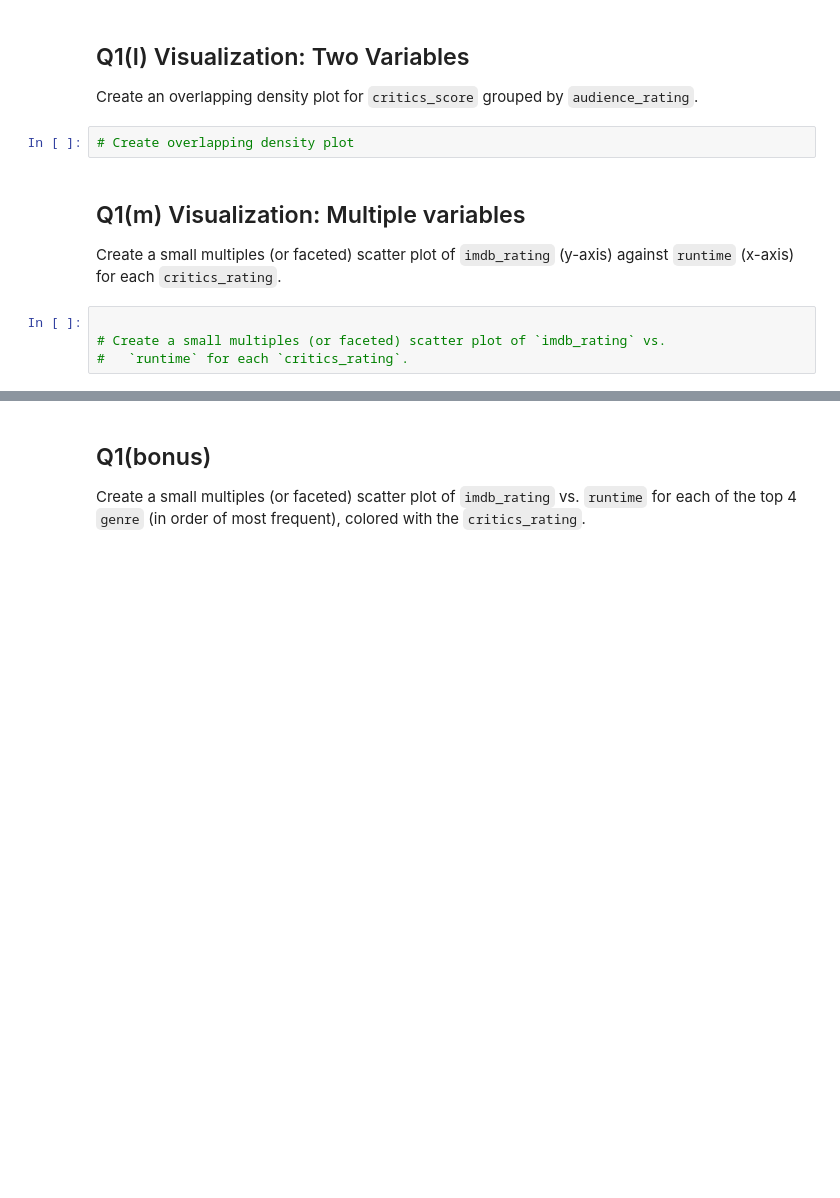
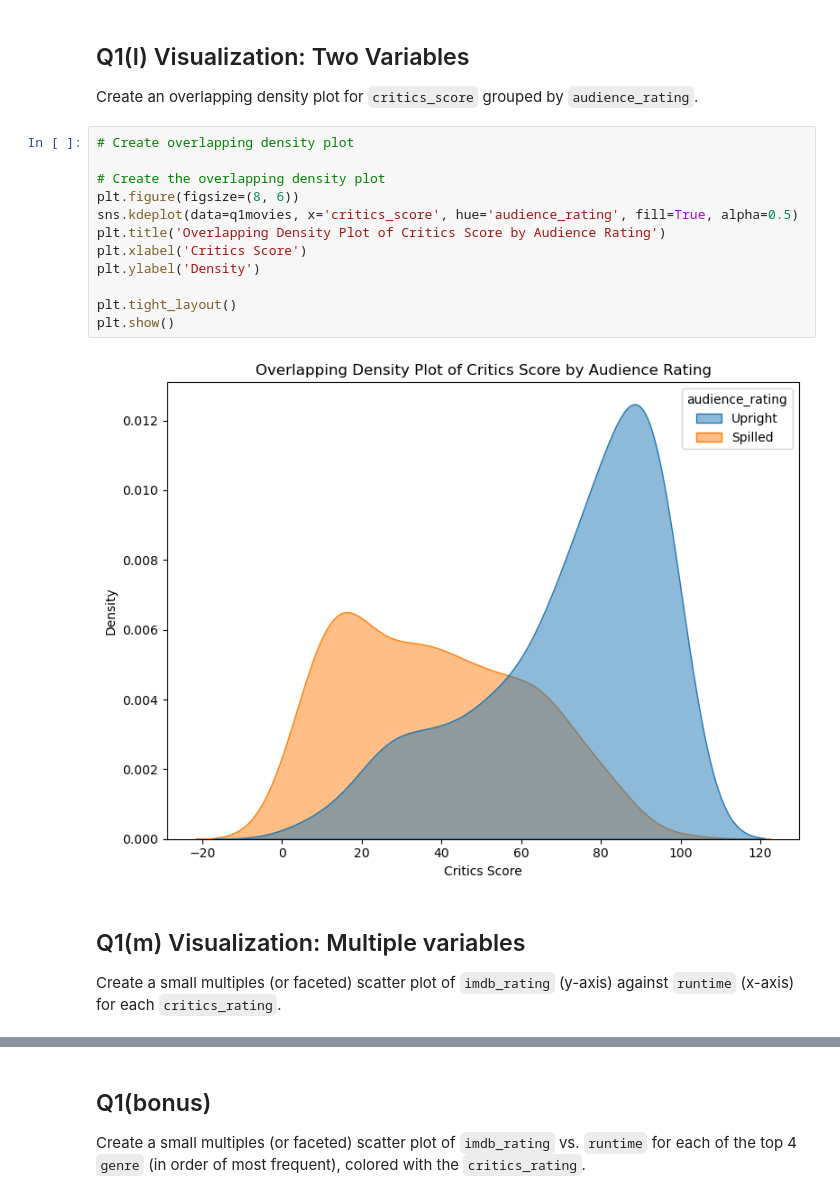
Before and after one commit to Spades5665/MTUClasses, a Jupyter notebook: CS4821-DataMining/a2/a2-4821.ipynb, the cells around one changed output, grey strips where cells are left out. Drawn from its saved outputs; the diff is of its cells as text; blank space fills up the shorter version.

```diff
--- a/CS4821-DataMining/a2/a2-4821.ipynb
+++ b/CS4821-DataMining/a2/a2-4821.ipynb
@@ -278,8 +425,20 @@ Create a stacked bar chart to display the proportion of wins (nominations) for t
 ## Q1(l) Visualization: Two Variables
 
 Create an overlapping density plot for `critics_score` grouped by `audience_rating`.
-# %%
-# Create overlapping density plot
+# %%
+# Create overlapping density plot
+
+# Create the overlapping density plot
+plt.figure(figsize=(8, 6))
+sns.kdeplot(data=q1movies, x='critics_score', hue='audience_rating', fill=True, alpha=0.5)
+plt.title('Overlapping Density Plot of Critics Score by Audience Rating')
+plt.xlabel('Critics Score')
+plt.ylabel('Density')
+
+plt.tight_layout()
+plt.show()
+# %% [output]
+[figure, added]
 # %% [markdown]
 <!-- END QUESTION -->
 
@@ -288,7 +447,3 @@ Create an overlapping density plot for `critics_score` grouped by `audience_rati
 ## Q1(m) Visualization: Multiple variables
 
 Create a small multiples (or faceted) scatter plot of `imdb_rating` (y-axis) against `runtime` (x-axis) for each `critics_rating`.
-# %%
-
-# Create a small multiples (or faceted) scatter plot of `imdb_rating` vs.
-#   `runtime` for each `critics_rating`.
```
Also changed, not shown: parts of 39 cells of this notebook.
